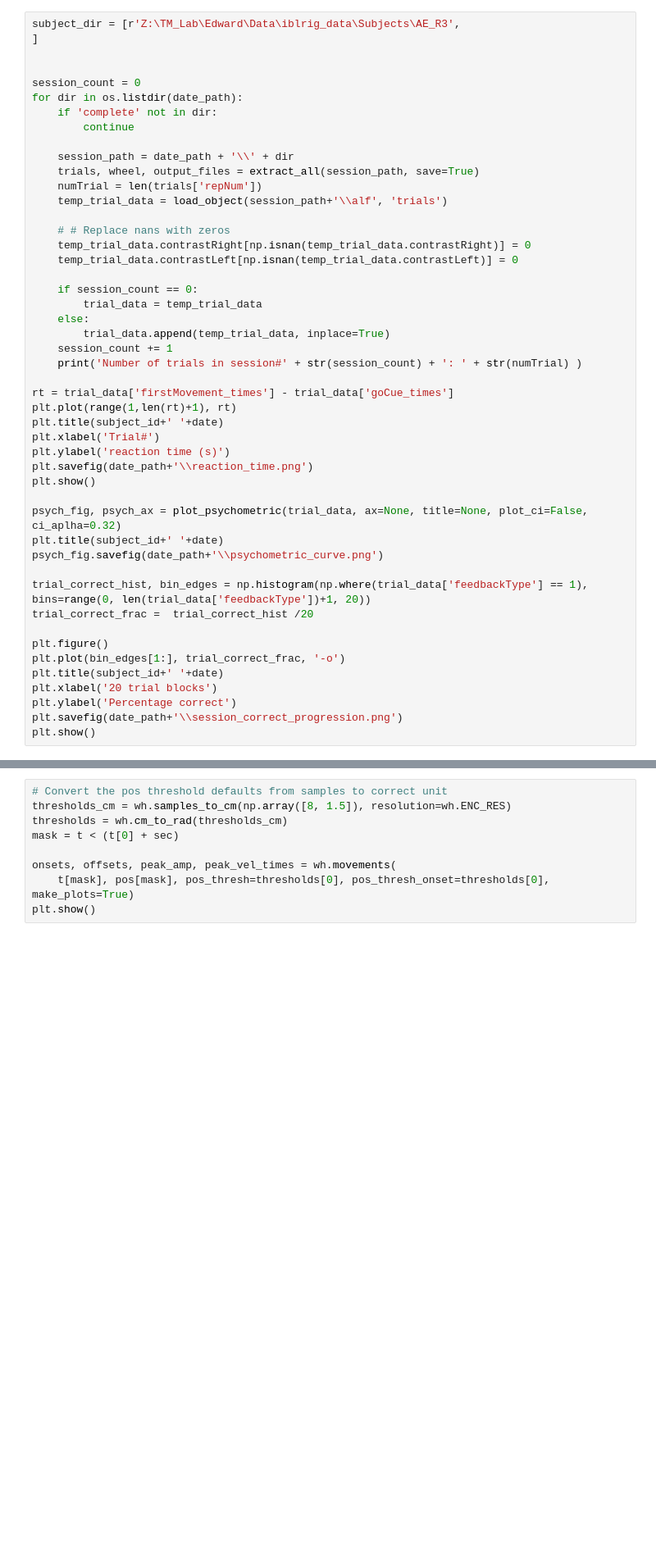
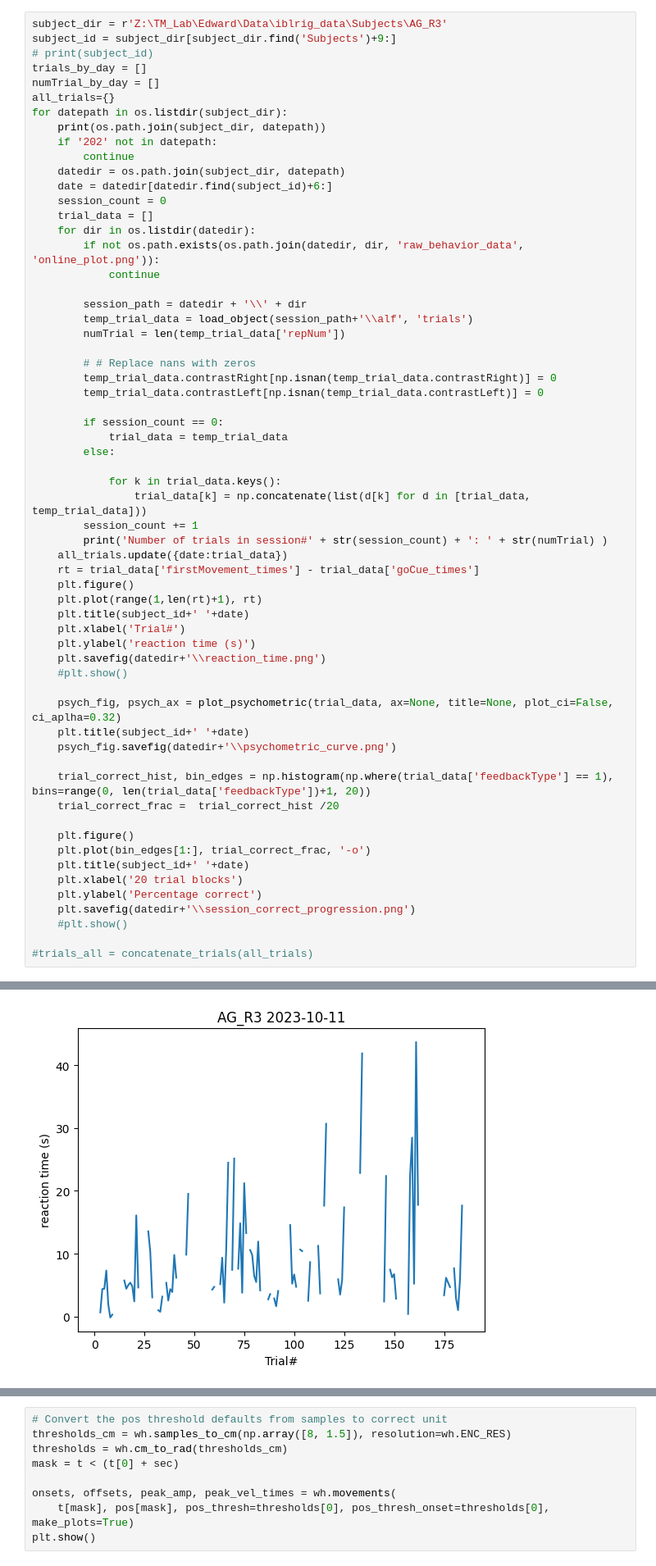
Before and after one commit to edwardyan95/ibllib, a Jupyter notebook: examples/EY_preprocess.ipynb, the cells around one changed output, grey strips where cells are left out. Shown at 82% size. Drawn from its saved outputs; the diff is of its cells as text; blank space fills up the shorter version.

```diff
--- a/examples/EY_preprocess.ipynb
+++ b/examples/EY_preprocess.ipynb
@@ -75,49 +53,62 @@ FileNotFoundError: [WinError 3] The system cannot find the path specified: '2023
 # %%
-subject_dir = [r'Z:\TM_Lab\Edward\Data\iblrig_data\Subjects\AE_R3',
-]
+subject_dir = r'Z:\TM_Lab\Edward\Data\iblrig_data\Subjects\AG_R3'
+subject_id = subject_dir[subject_dir.find('Subjects')+9:]
+# print(subject_id)
+trials_by_day = []
+numTrial_by_day = []
+all_trials={}
+for datepath in os.listdir(subject_dir):
+    print(os.path.join(subject_dir, datepath))
+    if '202' not in datepath:
+        continue
+    datedir = os.path.join(subject_dir, datepath)
+    date = datedir[datedir.find(subject_id)+6:]
+    session_count = 0
+    trial_data = []
+    for dir in os.listdir(datedir):
+        if not os.path.exists(os.path.join(datedir, dir, 'raw_behavior_data', 'online_plot.png')):
+            continue
 
+        session_path = datedir + '\\' + dir
+        temp_trial_data = load_object(session_path+'\\alf', 'trials')
+        numTrial = len(temp_trial_data['repNum'])
 
-session_count = 0
-for dir in os.listdir(date_path):
-    if 'complete' not in dir:
-        continue
+        # # Replace nans with zeros
+        temp_trial_data.contrastRight[np.isnan(temp_trial_data.contrastRight)] = 0
+        temp_trial_data.contrastLeft[np.isnan(temp_trial_data.contrastLeft)] = 0
 
-    session_path = date_path + '\\' + dir
-    trials, wheel, output_files = extract_all(session_path, save=True)
-    numTrial = len(trials['repNum'])
-    temp_trial_data = load_object(session_path+'\\alf', 'trials')
+        if session_count == 0:
+            trial_data = temp_trial_data
+        else:
 
-    # # Replace nans with zeros
-    temp_trial_data.contrastRight[np.isnan(temp_trial_data.contrastRight)] = 0
-    temp_trial_data.contrastLeft[np.isnan(temp_trial_data.contrastLeft)] = 0
+            for k in trial_data.keys():
+                trial_data[k] = np.concatenate(list(d[k] for d in [trial_data, temp_trial_data]))
+        session_count += 1
+        print('Number of trials in session#' + str(session_count) + ': ' + str(numTrial) )
+    all_trials.update({date:trial_data})
+    rt = trial_data['firstMovement_times'] - trial_data['goCue_times']
+    plt.figure()
+    plt.plot(range(1,len(rt)+1), rt)
+    plt.title(subject_id+' '+date)
+    plt.xlabel('Trial#')
+    plt.ylabel('reaction time (s)')
+    plt.savefig(datedir+'\\reaction_time.png')
+    #plt.show()
 
-    if session_count == 0:
-        trial_data = temp_trial_data
-    else:
-        trial_data.append(temp_trial_data, inplace=True)
-    session_count += 1
-    print('Number of trials in session#' + str(session_count) + ': ' + str(numTrial) )
+    psych_fig, psych_ax = plot_psychometric(trial_data, ax=None, title=None, plot_ci=False, ci_aplha=0.32)
+    plt.title(subject_id+' '+date)
+    psych_fig.savefig(datedir+'\\psychometric_curve.png')
 
-rt = trial_data['firstMovement_times'] - trial_data['goCue_times']
-plt.plot(range(1,len(rt)+1), rt)
-plt.title(subject_id+' '+date)
-plt.xlabel('Trial#')
-plt.ylabel('reaction time (s)')
-plt.savefig(date_path+'\\reaction_time.png')
-plt.show()
+    trial_correct_hist, bin_edges = np.histogram(np.where(trial_data['feedbackType'] == 1), bins=range(0, len(trial_data['feedbackType'])+1, 20))
+    trial_correct_frac =  trial_correct_hist /20
 
-psych_fig, psych_ax = plot_psychometric(trial_data, ax=None, title=None, plot_ci=False, ci_aplha=0.32)
-plt.title(subject_id+' '+date)
-psych_fig.savefig(date_path+'\\psychometric_curve.png')
+    plt.figure()
+    plt.plot(bin_edges[1:], trial_correct_frac, '-o')
+    plt.title(subject_id+' '+date)
+    plt.xlabel('20 trial blocks')
+    plt.ylabel('Percentage correct')
+    plt.savefig(datedir+'\\session_correct_progression.png')
+    #plt.show()
 
-trial_correct_hist, bin_edges = np.histogram(np.where(trial_data['feedbackType'] == 1), bins=range(0, len(trial_data['feedbackType'])+1, 20))
-trial_correct_frac =  trial_correct_hist /20
-
-plt.figure()
-plt.plot(bin_edges[1:], trial_correct_frac, '-o')
-plt.title(subject_id+' '+date)
-plt.xlabel('20 trial blocks')
-plt.ylabel('Percentage correct')
-plt.savefig(date_path+'\\session_correct_progression.png')
-plt.show()
+#trials_all = concatenate_trials(all_trials)
 # %% [output]
@@ -140,0 +127 @@ Number of trials in session#3: 85
+[figure, added]
```
Also changed, not shown: parts of 8 cells of this notebook.
